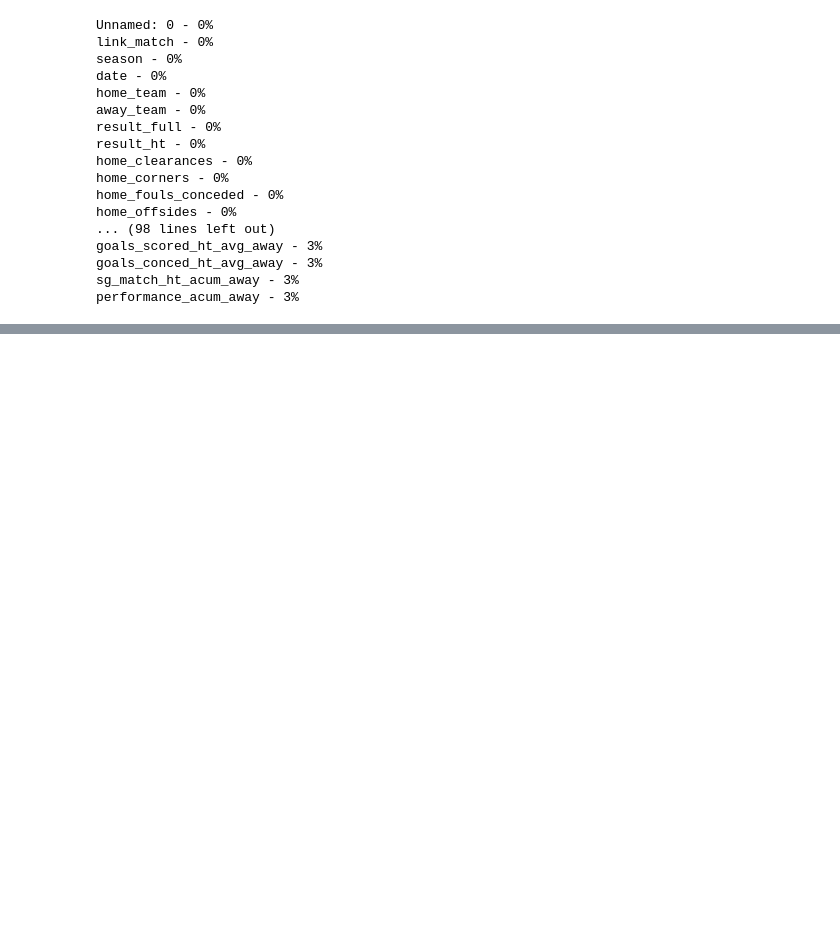
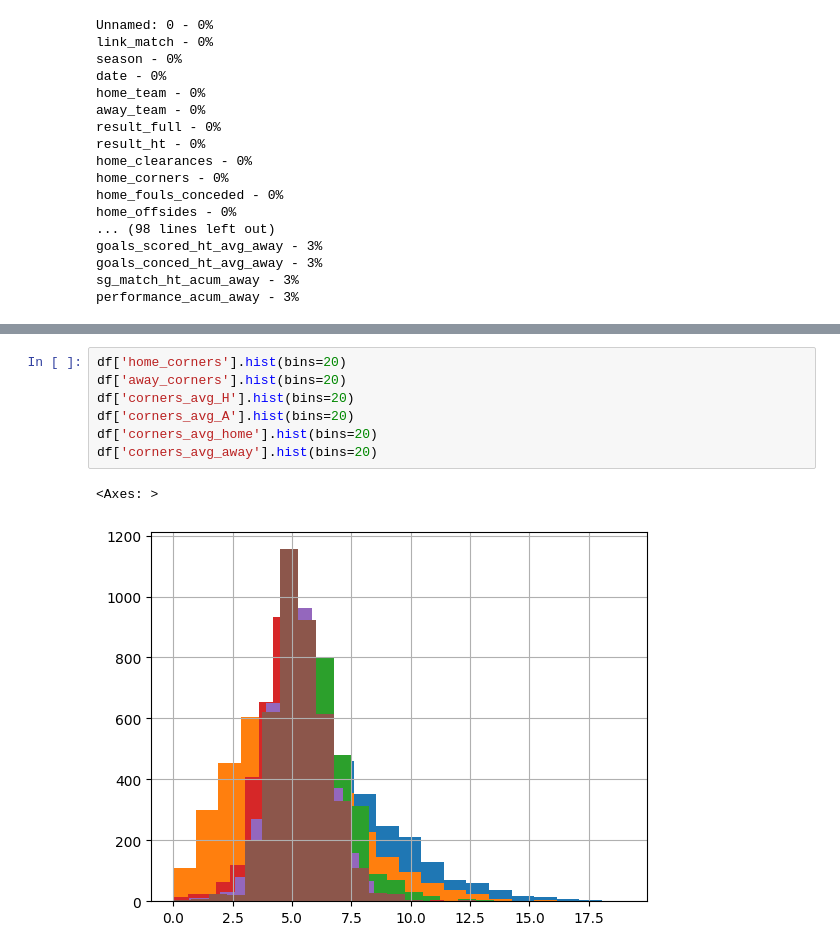
Before and after one commit to carlosgilrodrigo/TFM, a Jupyter notebook: TFM_CarlosGilRodrigo.ipynb, the cells around one changed output, grey strips where cells are left out. Drawn from its saved outputs; the diff is of its cells as text; blank space fills up the shorter version.

```diff
--- a/TFM_CarlosGilRodrigo.ipynb
+++ b/TFM_CarlosGilRodrigo.ipynb
@@ -128,0 +218,10 @@ performance_acum_away - 3%
+# %%
+df['home_corners'].hist(bins=20)
+df['away_corners'].hist(bins=20)
+df['corners_avg_H'].hist(bins=20)
+df['corners_avg_A'].hist(bins=20)
+df['corners_avg_home'].hist(bins=20)
+df['corners_avg_away'].hist(bins=20)
+# %% [output]
+<Axes: >
+[figure, added]
```
Also changed, not shown: parts of 35 cells of this notebook.
